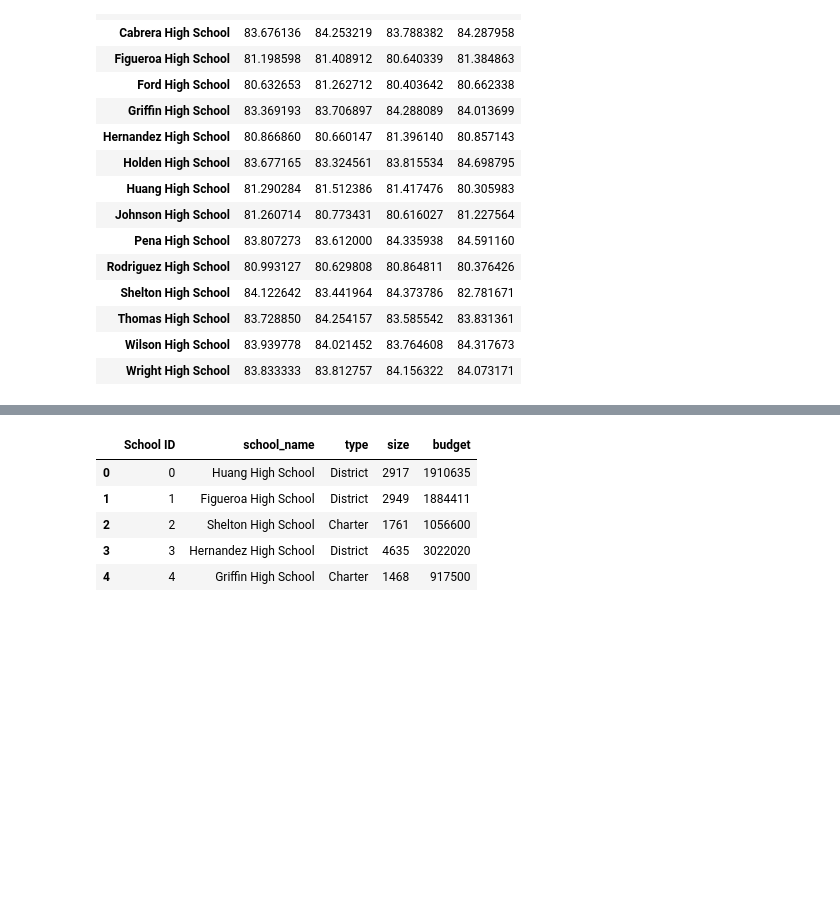
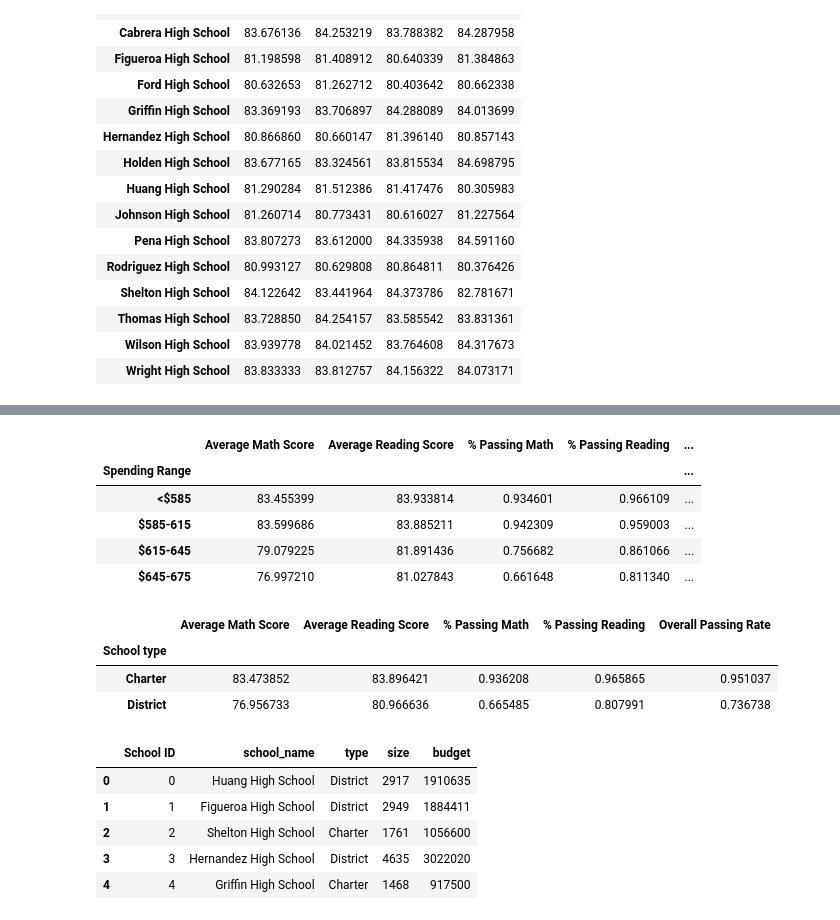
Before and after one commit to wonderbug2020/School-District-analysis, a Jupyter notebook: PyCitySchools/main.ipynb, the cells around one changed output, grey strips where cells are left out. Cells and saved outputs as stored; diff of their text form; code cells hidden in the pictures; blank space fills up the shorter version.

Commit message:
sorted school performance by various metrics

```diff
--- a/PyCitySchools/main.ipynb
+++ b/PyCitySchools/main.ipynb
@@ -1,6 +1,8 @@
 # %%
 #get the dependencies that will be needed
 import pandas as pd
+#Also, for this project i feel confident the code will not result in anything breaking so i will trun off the settingwithcopy warning
+pd.set_option('mode.chained_assignment', None)
 # %%
 #Load the raw data into the dataframes
 school_data_raw = pd.read_csv("Resources/schools_complete.csv")
@@ -192,3 +194,8 @@ reading_grade_summary
 | Thomas High School | 83.728850 | 84.254157 | 83.585542 | 83.831361 |
 | Wilson High School | 83.939778 | 84.021452 | 83.764608 | 84.317673 |
 | Wright High School | 83.833333 | 83.812757 | 84.156322 | 84.073171 |
+# %%
+#Next section wants us to add passing rate by various metrics such as school size, spending, and type
+#First thing to do is have a new dataframe
+base_binning_df = school_sum_overall.copy()
+base_binning_df.head()
@@ -194,0 +210,22 @@ reading_grade_summary
+# %%
+#Now for a dataframe specific to the per student budget
+budget_binning_df = base_binning_df[['Per Student Budget','Average Math Score','Average Reading Score',
+                                     '% Passing Math','% Passing Reading','Overall Passing Rate']]
+#Next to set up the bins, I'm just going to use the recommended defaults
+spending_bins = [0, 585, 615, 645, 675]
+group_names = ["<$585", "$585-615", "$615-645", "$645-675"]
+#then to execute the cut
+budget_binning_df["Spending Range"] = pd.cut(budget_binning_df['Per Student Budget'], spending_bins,
+                                             labels=group_names, include_lowest=True)
+
+#Now that we have the column of bins, we can group by that column
+spending_range_df = budget_binning_df.groupby(budget_binning_df['Spending Range']).mean()
+spending_range_df = spending_range_df.drop("Per Student Budget",axis=1)
+spending_range_df.head()
+# %% [output]
+|  | Average Math Score | Average Reading Score | % Passing Math | % Passing Reading | ... |
+| Spending Range |  |  |  |  | ... |
+| <$585 | 83.455399 | 83.933814 | 0.934601 | 0.966109 | ... |
+| $585-615 | 83.599686 | 83.885211 | 0.942309 | 0.959003 | ... |
+| $615-645 | 79.079225 | 81.891436 | 0.756682 | 0.861066 | ... |
+| $645-675 | 76.997210 | 81.027843 | 0.661648 | 0.811340 | ... |
@@ -195,3 +264,10 @@ reading_grade_summary
+# %%
+type_range_df
+# %% [output]
+|  | Average Math Score | Average Reading Score | % Passing Math | % Passing Reading | Overall Passing Rate |
+| School type |  |  |  |  |  |
+| Charter | 83.473852 | 83.896421 | 0.936208 | 0.965865 | 0.951037 |
+| District | 76.956733 | 80.966636 | 0.665485 | 0.807991 | 0.736738 |
 # %%
 school_data_raw.head()
 # %% [output]
```
Also changed, not shown: parts of 3 cells of this notebook.
